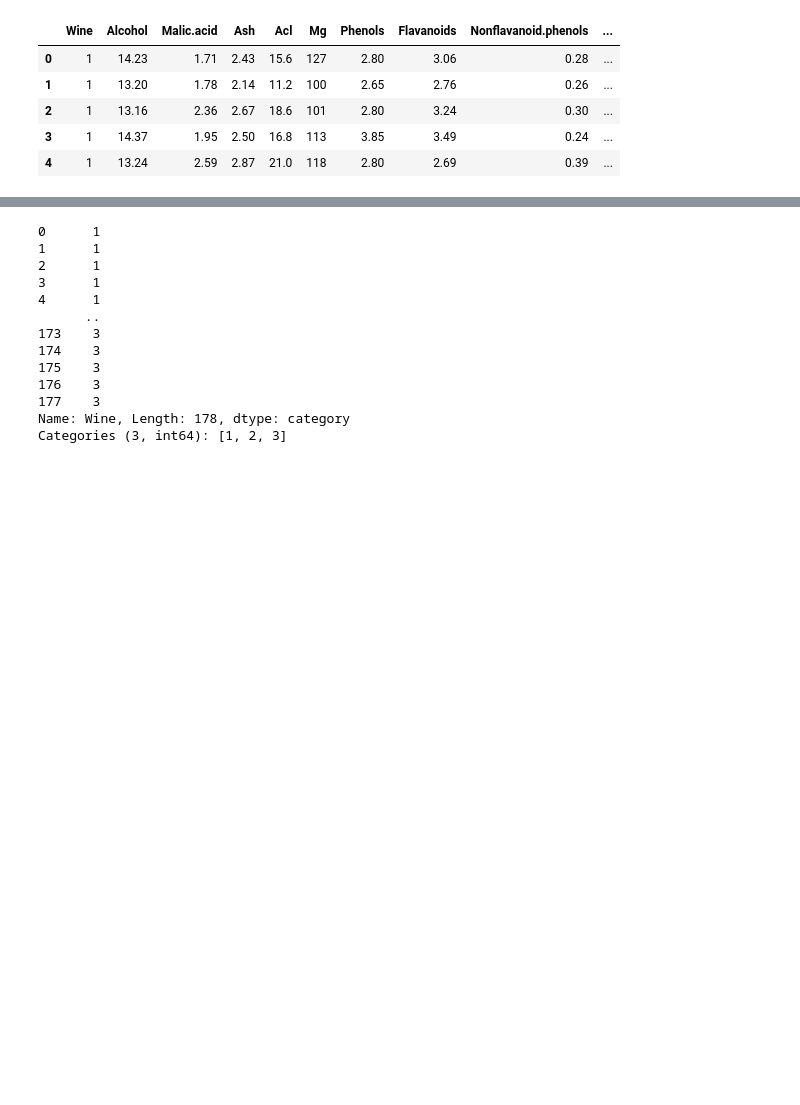
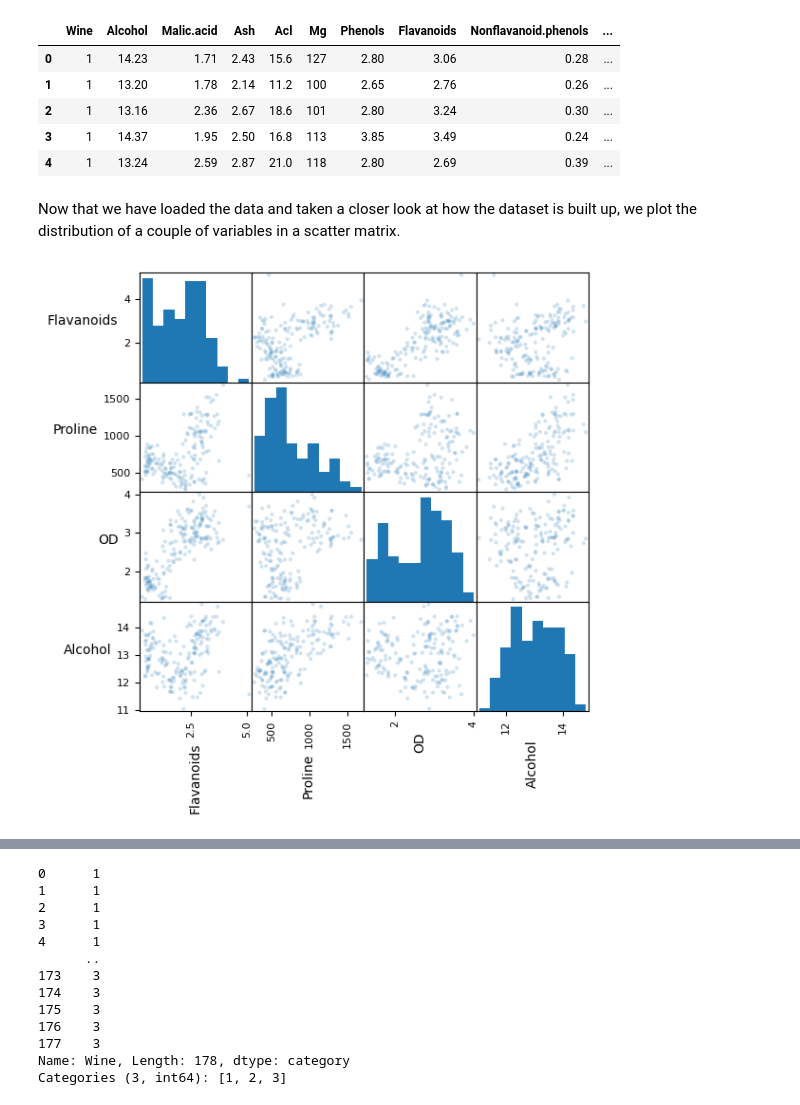
Before and after one commit to PieterSchoolHAN/DataMiningProject, a Jupyter notebook: Gradient Boosting Wine.ipynb, the cells around one changed output, grey strips where cells are left out. Saved outputs shown, nothing was run; the diff lists cells and outputs as text; code cells hidden in the pictures; blank space fills up the shorter version.

```diff
--- a/Gradient Boosting Wine.ipynb
+++ b/Gradient Boosting Wine.ipynb
@@ -5,8 +24,8 @@ from sklearn.ensemble import GradientBoostingClassifier
 from sklearn.model_selection import train_test_split, GridSearchCV
 from sklearn.metrics import confusion_matrix, accuracy_score, classification_report, ConfusionMatrixDisplay
 # %%
-wine = pd.read_csv('wine.csv')
-wine.head()
+wine_df = pd.read_csv('wine.csv')
+wine_df.head()
 # %% [output]
 |  | Wine | Alcohol | Malic.acid | Ash | Acl | Mg | Phenols | Flavanoids | Nonflavanoid.phenols | ... |
 | 0 | 1 | 14.23 | 1.71 | 2.43 | 15.6 | 127 | 2.80 | 3.06 | 0.28 | ... |
@@ -14,3 +33,24 @@ wine.head()
 | 2 | 1 | 13.16 | 2.36 | 2.67 | 18.6 | 101 | 2.80 | 3.24 | 0.30 | ... |
 | 3 | 1 | 14.37 | 1.95 | 2.50 | 16.8 | 113 | 3.85 | 3.49 | 0.24 | ... |
 | 4 | 1 | 13.24 | 2.59 | 2.87 | 21.0 | 118 | 2.80 | 2.69 | 0.39 | ... |
+# %% [markdown]
+Now that we have loaded the data and taken a closer look at how the dataset is built up, we plot the distribution of a couple of variables in a scatter matrix.
+# %%
+# Select the specified columns for the scatter matrix
+selDF = wine_df[['Flavanoids', 'Proline', 'OD', 'Alcohol']]
+
+# Plot the scatter matrix for these selected features
+fig = pd.plotting.scatter_matrix(selDF, alpha=0.2, figsize=(6, 6), diagonal="hist")
+
+# Rotate labels for better readability
+for ax in fig.flatten():
+    ax.xaxis.label.set_rotation(90)
+    ax.yaxis.label.set_rotation(0)
+    ax.yaxis.label.set_ha("right")
+
+# Adjust layout and show the plot
+plt.tight_layout()
+plt.gcf().subplots_adjust(wspace=0, hspace=0)
+plt.show()
+# %% [output]
+[figure, added]
```
Also changed, not shown: parts of 22 cells of this notebook, 1 other file.
